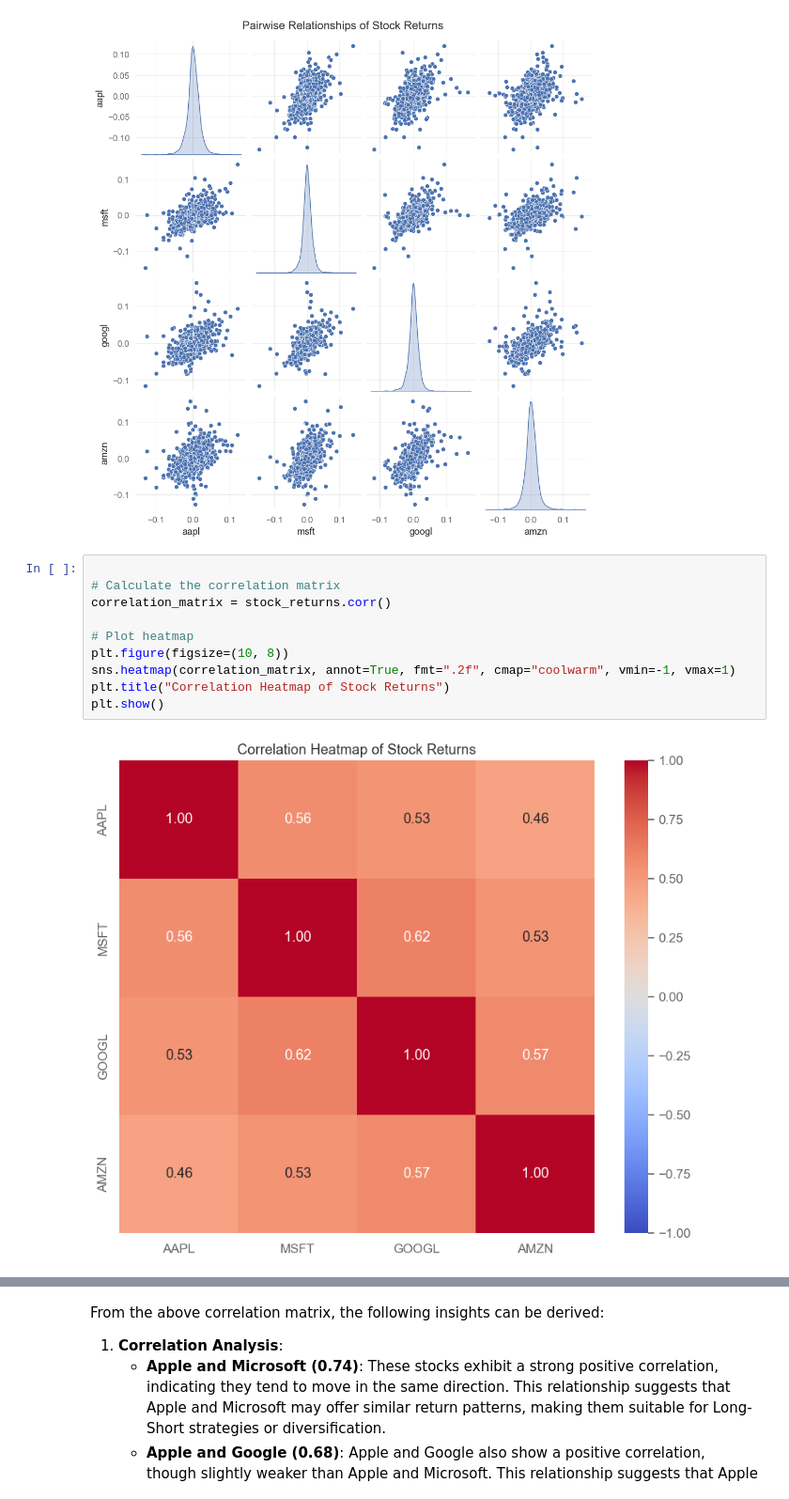
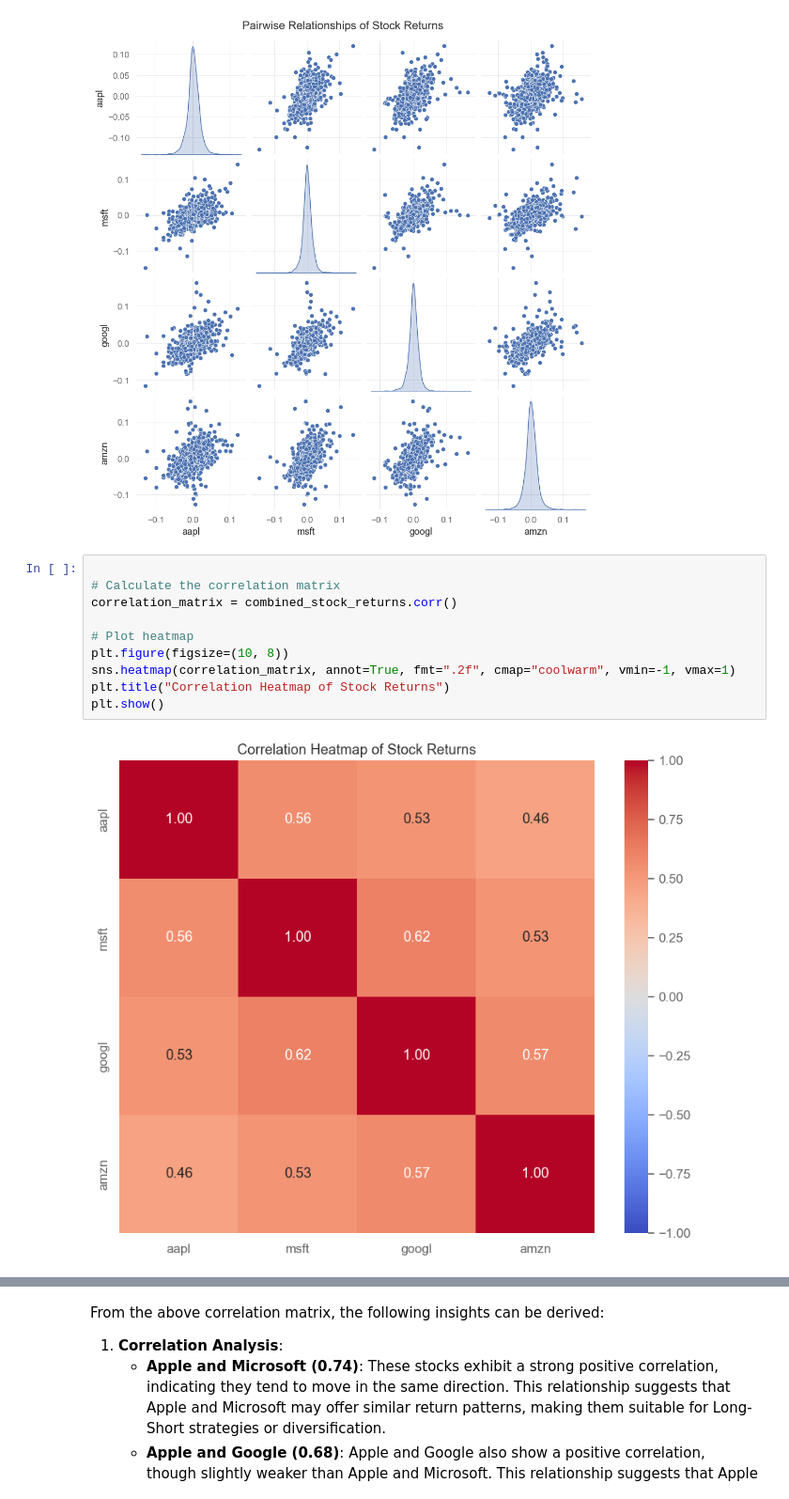
Before and after one commit to TeslimAdeyanju/6-Portfolio-Exploring-Financial-Market-Trends-Analysis, a Jupyter notebook: Exploring-Financia-Market-Analysis.ipynb, the cells around one changed output, grey strips where cells are left out. Shown at 94% size. Cells and saved outputs as stored; diff of their text form.

```diff
--- a/Exploring-Financia-Market-Analysis.ipynb
+++ b/Exploring-Financia-Market-Analysis.ipynb
@@ -711,14 +715,14 @@ plt.show()
 # %%
 
 # Calculate the correlation matrix
-correlation_matrix = stock_returns.corr()
+correlation_matrix = combined_stock_returns.corr()
 
 # Plot heatmap
 plt.figure(figsize=(10, 8))
 sns.heatmap(correlation_matrix, annot=True, fmt=".2f", cmap="coolwarm", vmin=-1, vmax=1)
 plt.title("Correlation Heatmap of Stock Returns")
 plt.show()
 # %% [output]
-[figure, old version]
+[figure, new version]
 # %%
 plt.figure(figsize=(10, 6))
```
Also changed, not shown: parts of 28 cells of this notebook.
